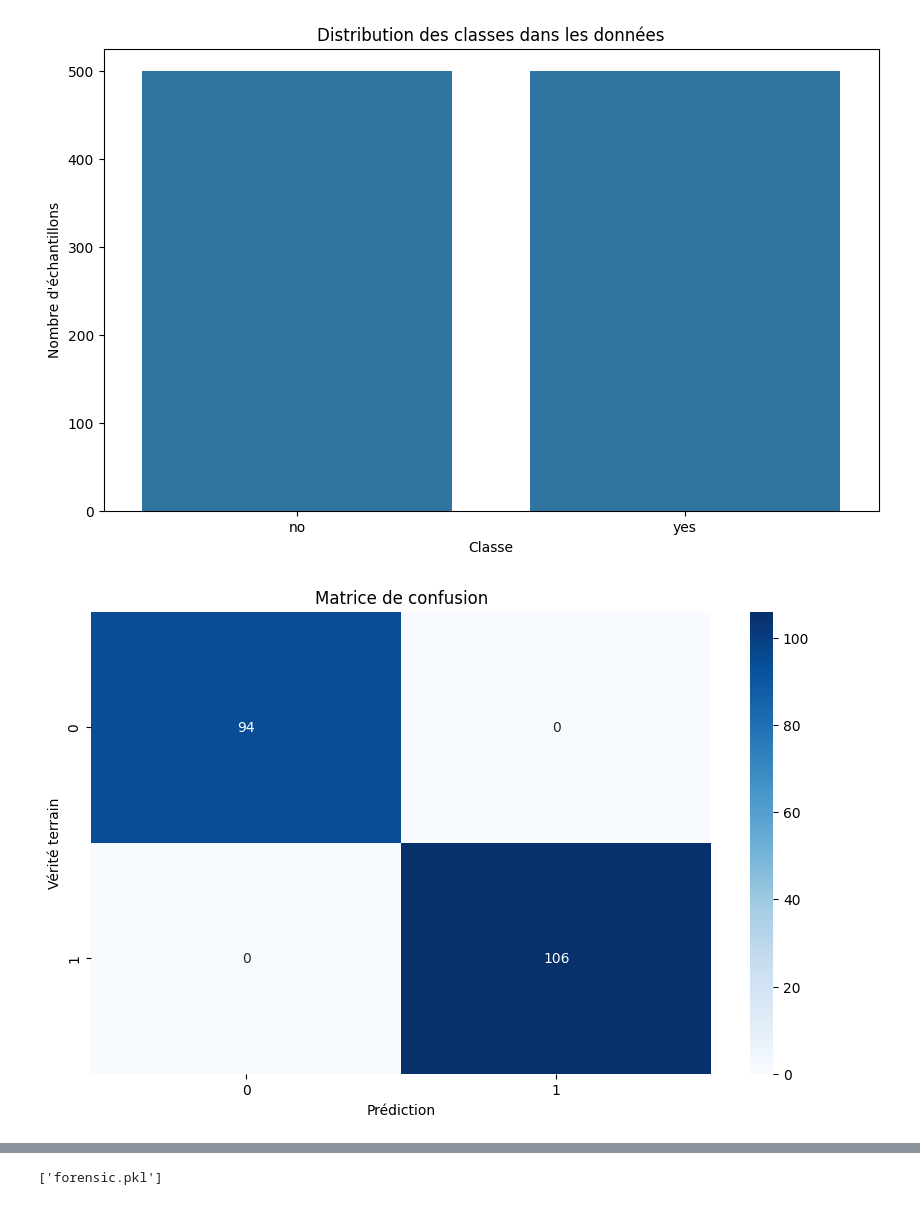
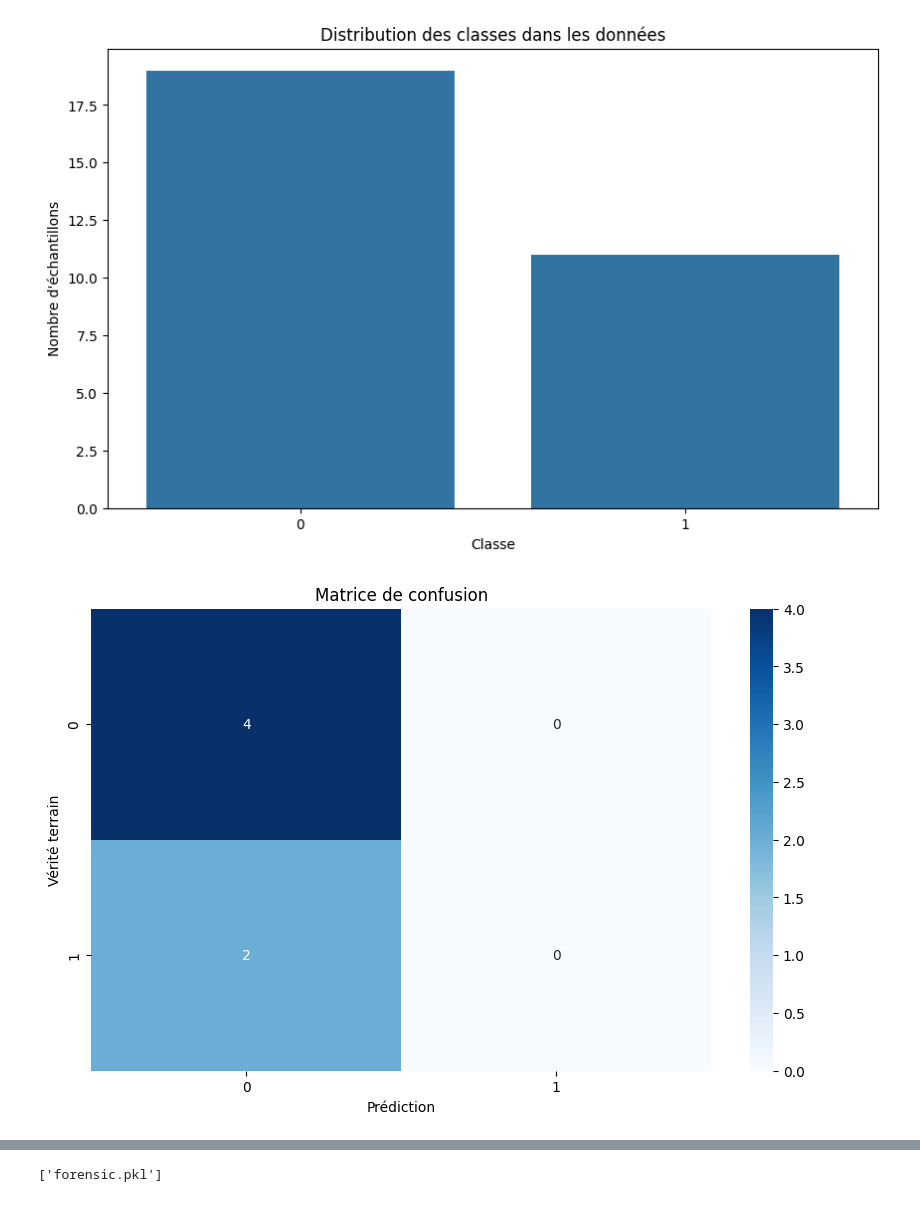
Before and after one commit to Paul-420/ForensicIA, a Jupyter notebook: main.ipynb, the cells around one changed output, grey strips where cells are left out. Saved outputs shown, nothing was run; the diff lists cells and outputs as text; code cells hidden in the pictures.

Commit message:
make ia with real data

```diff
--- a/main.ipynb
+++ b/main.ipynb
@@ -5,8 +62,8 @@ from sklearn.ensemble import RandomForestClassifier
 from joblib import dump
 import json
 
-# Charger les données
-data = pd.read_csv('forensic_data_large.csv')
+# Charger les données depuis un fichier CSV
+df = pd.read_csv('donnees_fusionnees.csv')
 
 # Fonction pour détecter les mots-clés SQL
 def detect_sql_keywords(query):
@@ -14,18 +71,21 @@ def detect_sql_keywords(query):
     return any(keyword in query.upper() for keyword in sql_keywords)
 
 # Ajouter une colonne pour détecter les mots-clés SQL
-data['sql_keywords_detected'] = data['query_parameters'].apply(detect_sql_keywords)
+if 'query_parameters' in df.columns:
+    df['sql_keywords_detected'] = df['query_parameters'].apply(
+        lambda x: detect_sql_keywords(x) if isinstance(x, str) else False
+    )
 
-# Supprimer les colonnes inutiles
-X = data[['method', 'url', 'query_parameters', 'headers', 'sql_keywords_detected']]
-X = pd.get_dummies(X, columns=['method', 'url', 'query_parameters', 'headers'])
+# Supprimer les colonnes inutiles et encoder les variables catégoriques
+X = df[['method', 'url', 'query_parameters', 'headers']]  # Modifier en fonction des colonnes pertinentes du CSV
+X = pd.get_dummies(X, columns=['method', 'url', 'query_parameters', 'headers'], dummy_na=True)
 
-# Sauvegarder les colonnes utilisées
+# Sauvegarder les colonnes utilisées dans un fichier JSON
 with open('columns.json', 'w') as f:
     json.dump(list(X.columns), f)
 
-# Variable cible
-y = data['is_attack']
+# Variable cible (modifier 'is_attack' si le nom de la colonne est différent dans le CSV)
+y = df['is_attack']
 
 # Diviser les données en ensembles d'entraînement et de test
 X_train, X_test, y_train, y_test = train_test_split(X, y, test_size=0.2, random_state=42)
@@ -34,6 +94,8 @@ X_train, X_test, y_train, y_test = train_test_split(X, y, test_size=0.2, random_
 model = RandomForestClassifier()
 model.fit(X_train, y_train)
 
+y_pred = model.predict(X_test)
+
 # Sauvegarder le modèle
 dump(model, 'forensic.pkl')
 
@@ -81,34 +147,34 @@ query_parameters_{"firstname": "Tina", "lastname": "Young", "content": "Just tes
 # %%
 import seaborn as sns
 from sklearn.metrics import confusion_matrix
 import numpy as np
 
 import matplotlib.pyplot as plt
 
 # Distribution des classes dans les données
 plt.figure(figsize=(10, 6))
-sns.countplot(x='is_attack', data=data)
+sns.countplot(x='is_attack', data=df)
 plt.title('Distribution des classes dans les données')
 plt.xlabel('Classe')
 plt.ylabel('Nombre d\'échantillons')
 plt.show()
 
 # Matrice de confusion
 conf_matrix = confusion_matrix(y_test, y_pred)
 plt.figure(figsize=(10, 6))
 sns.heatmap(conf_matrix, annot=True, fmt='d', cmap='Blues')
 plt.title('Matrice de confusion')
 plt.xlabel('Prédiction')
 plt.ylabel('Vérité terrain')
 plt.show()
 
 # Importance des caractéristiques
 importances = model.feature_importances_
 indices = np.argsort(importances)[::-1]
 features = X.columns
 # %% [output]
-[figure, old version]
+[figure, new version]
-[figure, old version]
+[figure, new version]
 # %%
 import pandas as pd
 
```
Also changed, not shown: parts of 10 cells of this notebook, 1 other file.
